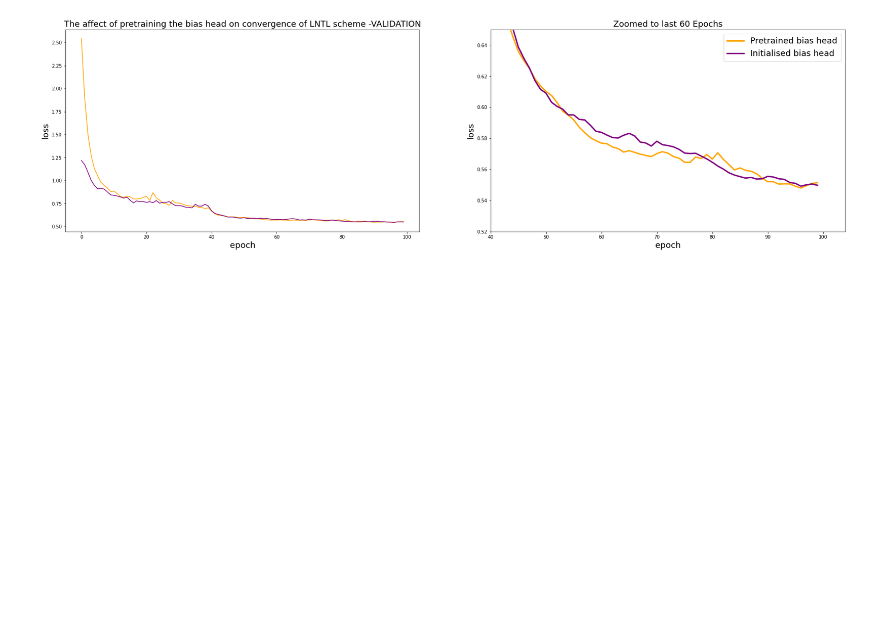
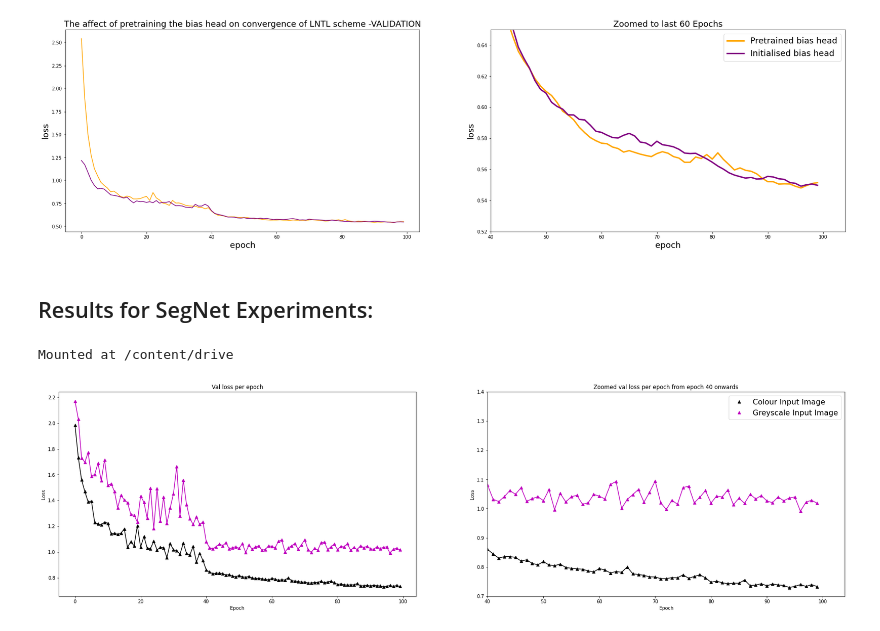
Before and after one commit to JackStelling/BiasMitigation, a Jupyter notebook: LNTL/utils/visualisations.ipynb, the cells around one changed output. Drawn from its saved outputs; the diff is of its cells as text; code cells hidden in the pictures; blank space fills up the shorter version.

```diff
--- a/LNTL/utils/visualisations.ipynb
+++ b/LNTL/utils/visualisations.ipynb
@@ -567,3 +567,50 @@ plt.legend(loc='upper right', prop={'size': 18})
 plt.show()
 # %% [output]
 [figure]
+# %% [markdown]
+## Results for SegNet Experiments:
+# %%
+from google.colab import drive
+
+drive.mount('/content/drive')
+# %% [output]
+Mounted at /content/drive
+# %%
+import matplotlib.pyplot as plt
+import pandas as pd
+import numpy as np
+import seaborn as sb
+
+
+segnet_colour_train = pd.read_pickle(r'/content/drive/MyDrive/BiasMitigation/LNTL/training_logs/SegNet/Cityscapes/baseline/colour/Exp1_Stage1/epoch_losses_train.pkl')
+segnet_colour_val =pd.read_pickle('/content/drive/MyDrive/BiasMitigation/LNTL/training_logs/SegNet/Cityscapes/baseline/colour/Exp1_Stage1/epoch_losses_val.pkl')
+
+segnet_greyscale_train = pd.read_pickle('/content/drive/MyDrive/BiasMitigation/LNTL/training_logs/SegNet/Cityscapes/baseline/greyscale/Exp1_Stage1/epoch_losses_train.pkl')
+segnet_greyscale_val = pd.read_pickle('/content/drive/MyDrive/BiasMitigation/LNTL/training_logs/SegNet/Cityscapes/baseline/greyscale/Exp1_Stage1/epoch_losses_val.pkl')
+# %%
+plt.figure(figsize=(30, 8))
+
+plt.subplot(1, 2, 1)
+plt.plot(segnet_colour_val, "k^", label='Colour Input Image')
+plt.plot(segnet_colour_val, "k")
+plt.plot(segnet_greyscale_val, "m^", label='Greyscale Input Image')
+plt.plot(segnet_greyscale_val, "m")
+plt.ylabel("Loss")
+plt.xlabel("Epoch")
+plt.title("Val loss per epoch")
+
+
+plt.subplot(1, 2, 2)
+plt.plot(segnet_colour_val, "k^", label='Colour Input Image')
+plt.plot(segnet_colour_val, "k")
+plt.plot(segnet_greyscale_val, "m^", label='Greyscale Input Image')
+plt.plot(segnet_greyscale_val, "m")
+plt.xlim(left=40)
+plt.ylim(0.7, 1.4)
+plt.ylabel("Loss")
+plt.xlabel("Epoch")
+plt.title("Zoomed val loss per epoch from epoch 40 onwards")
+plt.legend(loc='upper right', prop={'size': 16})
+plt.show()
+# %% [output]
+[figure, added]
```
Also changed, not shown: parts of 2 cells of this notebook, 22 other files.
